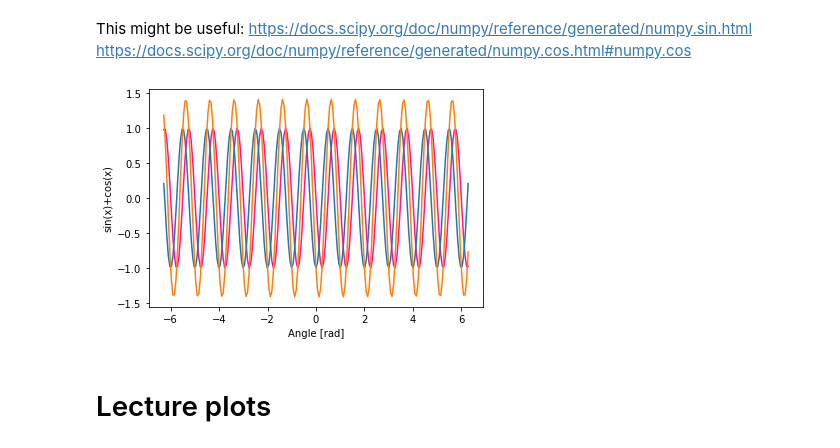
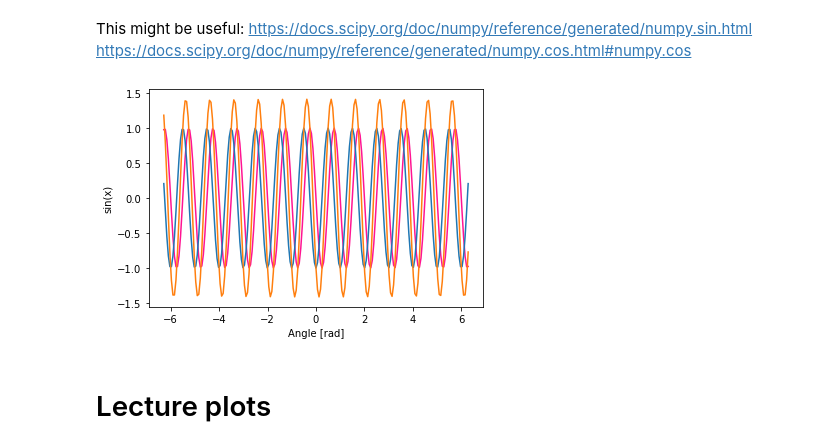
Before and after one commit to sju-chem264-2019/9-19-2019-lecture-Yekaterina25, a Jupyter notebook: 9-19-2019 - Lecture Notebook.ipynb, the cells around one changed output. Saved outputs shown, nothing was run; the diff lists cells and outputs as text; code cells hidden in the pictures.

```diff
--- a/9-19-2019 - Lecture Notebook.ipynb
+++ b/9-19-2019 - Lecture Notebook.ipynb
@@ -300,15 +300,15 @@ https://docs.scipy.org/doc/numpy/reference/generated/numpy.cos.html#numpy.cos
 # %%
 import matplotlib.pylab as plt
 x = np.linspace(-np.pi*2, np.pi*2, 201)
 plt.plot(x, np.sin(2*np.pi*x+np.pi), color="deeppink")
 plt.plot(x, np.cos(2*np.pi*x+np.pi))
 plt.plot(x, np.sin(2*np.pi*x+np.pi)+np.cos(2*np.pi*x+np.pi))
 plt.xlabel('Angle [rad]')
-plt.ylabel('sin(x)+cos(x)')
+plt.ylabel('sin(x)')
 plt.axis('tight')
 plt.show()
 # %% [output]
-[figure, old version]
+[figure, new version]
 # %% [markdown]
 # Lecture plots
 # %% [markdown]
```
Also changed, not shown: parts of 8 cells of this notebook.
